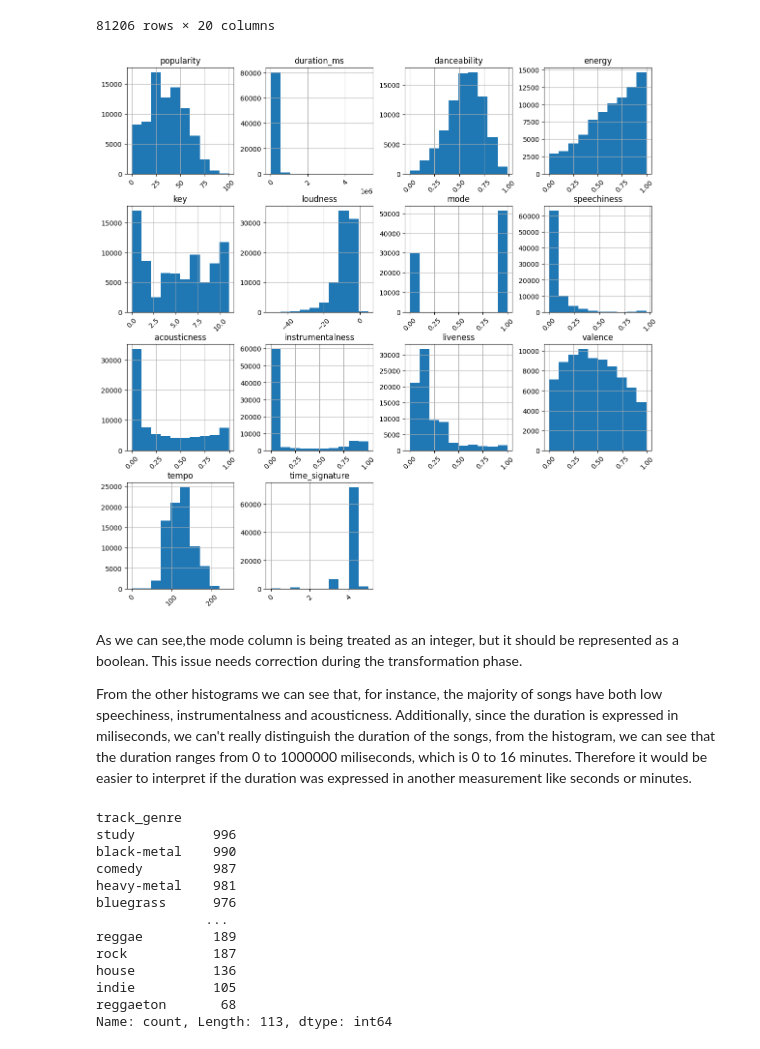
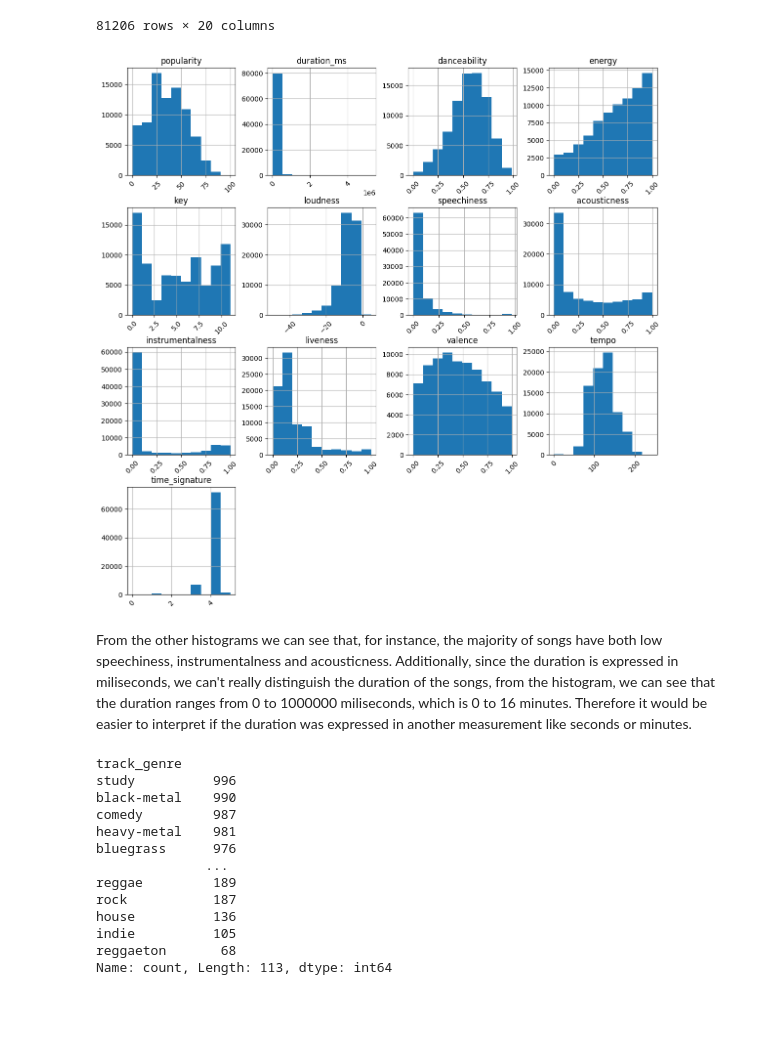
Before and after one commit to YOANGELICA/airflow_data_engineer_challenge, a Jupyter notebook: exploratory_data_analysis/spotify_eda.ipynb, the cells around one changed output. Drawn from its saved outputs; the diff is of its cells as text; code cells hidden in the pictures; blank space fills up the shorter version.

```diff
--- a/exploratory_data_analysis/spotify_eda.ipynb
+++ b/exploratory_data_analysis/spotify_eda.ipynb
@@ -217,13 +219,12 @@ unique_songs
 | 76400 | 5epH8xMDeJ4edJjIkKzEdM | Lim Hyung Joo | Sassy Girl Choon Hyang (Original ... | 행복하길 바래 | 39 | 185666 | False | 0.361 | 0.5170 | ... |
 81206 rows × 20 columns
 # %%
+unique_songs['mode'] = unique_songs['mode'].astype(bool)
 unique_songs.hist(figsize=(14, 14), xrot=45)
 plt.show()
 # %% [output]
-[figure, old version]
+[figure, new version]
 # %% [markdown]
-As we can see,the mode column is being treated as an integer, but it should be represented as a boolean. This issue needs correction during the transformation phase.
-
 From the other histograms we can see that, for instance, the majority of songs have both low speechiness, instrumentalness and acousticness. Additionally, since the duration is expressed in miliseconds, we can't really distinguish the duration of the songs, from the histogram, we can see that the duration ranges from 0 to 1000000 miliseconds, which is 0 to 16 minutes. Therefore it would be easier to interpret if the duration was expressed in another measurement like seconds or minutes.
 # %%
 genre_counts = unique_songs['track_genre'].value_counts()
```
Also changed, not shown: parts of 5 cells of this notebook.
